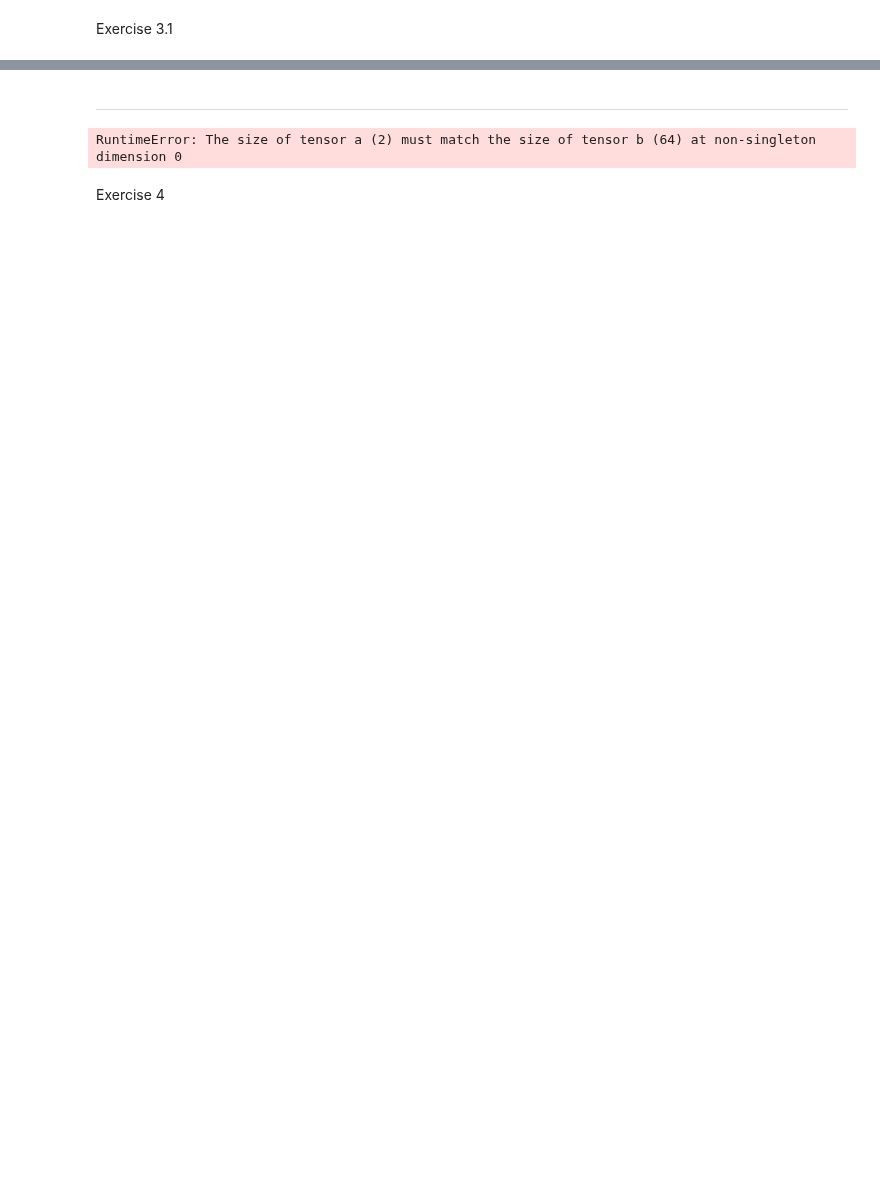
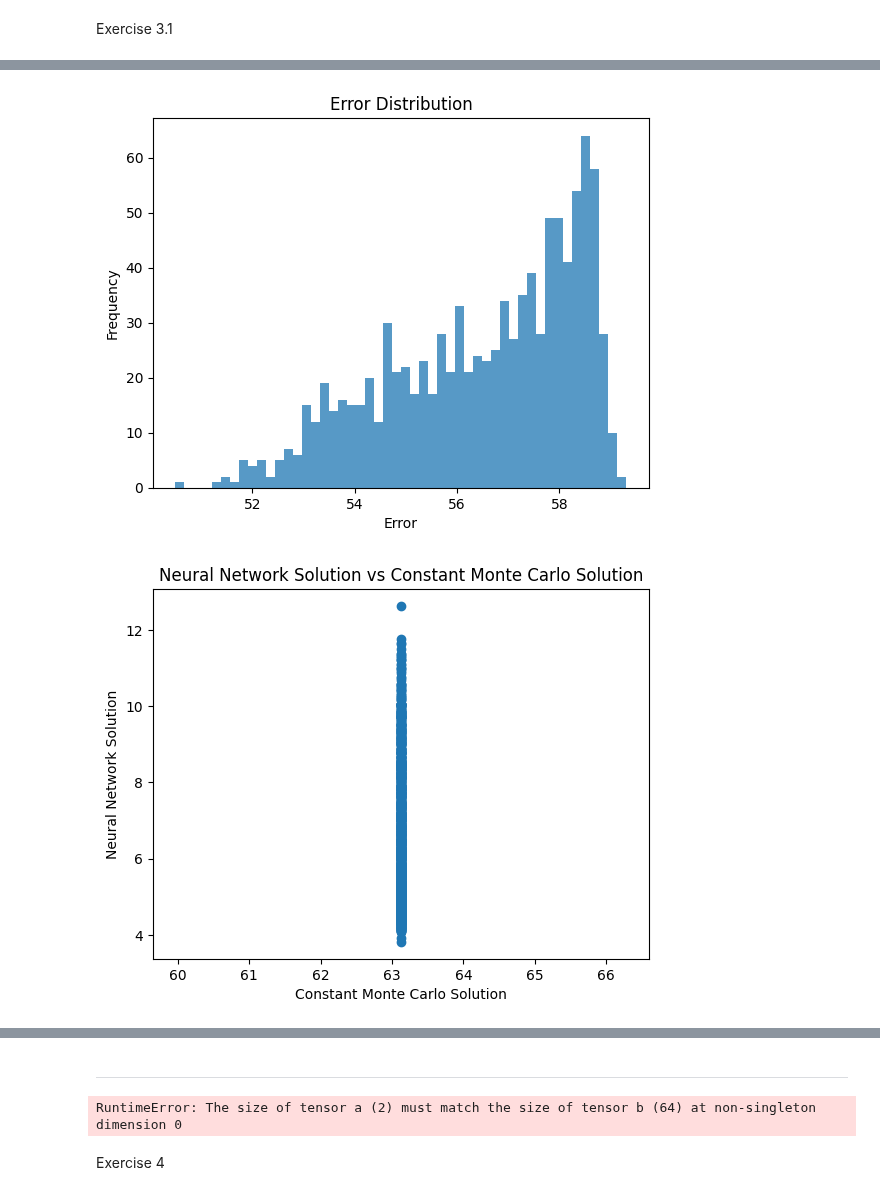
Before and after one commit to Kian-P/SCDAA, a Jupyter notebook: SCDAA-CW.ipynb, the cells around one changed output, grey strips where cells are left out. Cells and saved outputs as stored; diff of their text form; code cells hidden in the pictures; blank space fills up the shorter version.

```diff
--- a/SCDAA-CW.ipynb
+++ b/SCDAA-CW.ipynb
@@ -768,3 +767,68 @@ Epoch 900, Loss: 712.262939453125
+# %%
+# Make sure to define 'lqr_problem' and 'model' appropriately before using this function.
+# 'model' is your trained neural network.
+
+trained_network = model  # This is your trained model
+
+# Assume alpha, H, M, C, D, R, sigma are defined as tensors with appropriate shapes
+alpha = torch.tensor([1.0, 1.0])  # Example constant alpha vector
+T = lqr_problem.T  # Total time
+N_steps = 100  # Number of steps in the simulation
+num_samples = 1000  # Number of Monte Carlo samples
+x0 = torch.tensor([1.0, 1.0])  # Initial condition of the system
+
+def simulate_dynamics_w_constant_control(alpha, t0, x0, N_steps, num_samples, sigma, H, M, C, D, R):
+    dt = (lqr_problem.T - t0) / N_steps
+    costs_all_paths = []
+
+    for _ in range(num_samples):
+        cost_path = 0.0
+        x = x0.clone().detach()
+        for step in range(N_steps):
+            drift = H @ x + M @ alpha
+            dW = torch.randn(2, dtype=torch.float32) * torch.sqrt(dt)
+            x += drift * dt + sigma @ dW
+            cost_path += (x.T @ C @ x + alpha.T @ D @ alpha) * dt
+        cost_path += x.T @ R @ x
+        costs_all_paths.append(cost_path.item())
+
+    MC_value = np.mean(costs_all_paths)
+    return MC_value
+
+# Run the simulation
+t0 = torch.tensor([0.0], dtype=torch.float32)  # Start time
+MC_value = simulate_dynamics_w_constant_control(alpha, t0, x0, N_steps, num_samples, sigma, H, M, C, D, R)
+
+# Assume 'model' is your trained model
+# Sampling points for comparison
+t_val = torch.rand(num_samples, 1) * T
+x_val = torch.rand(num_samples, 2) * 6 - 3  # Sampled uniformly between [-3, 3]
+
+# Get the solution from the neural network
+with torch.no_grad():
+    neural_net_solution = trained_network(t_val, x_val).view(-1).numpy()
+
+# Compute error
+error = np.abs(neural_net_solution - MC_value)
+
+# Visualization of error distribution
+plt.figure()
+plt.hist(error, bins=50, alpha=0.75)
+plt.xlabel('Error')
+plt.ylabel('Frequency')
+plt.title('Error Distribution')
+plt.show()
+
+# Visualization of neural network solution vs constant Monte Carlo solution
+plt.figure()
+plt.scatter(MC_value * np.ones_like(neural_net_solution), neural_net_solution)
+plt.xlabel('Constant Monte Carlo Solution')
+plt.ylabel('Neural Network Solution')
+plt.title('Neural Network Solution vs Constant Monte Carlo Solution')
+plt.show()
+# %% [output]
+[figure, added]
+[figure, added]
 # %%
 # Assuming you have a function for the Monte Carlo simulation named `monte_carlo_solution`
 # And you have a trained neural network `model`
```
Also changed, not shown: parts of 4 cells of this notebook.
